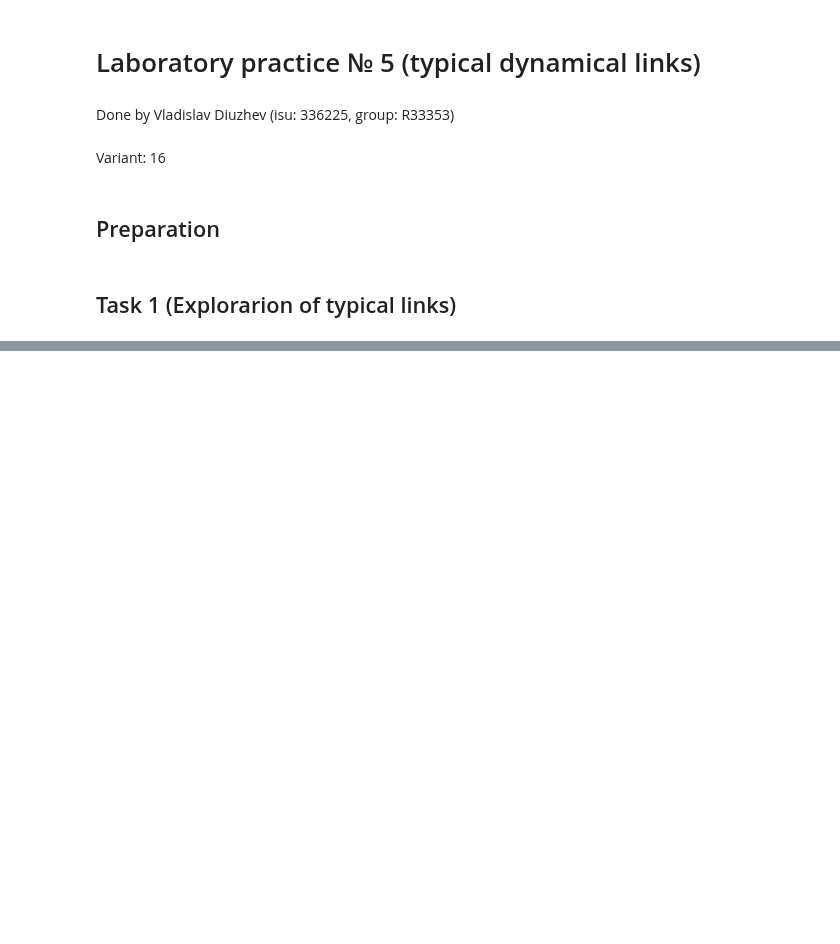
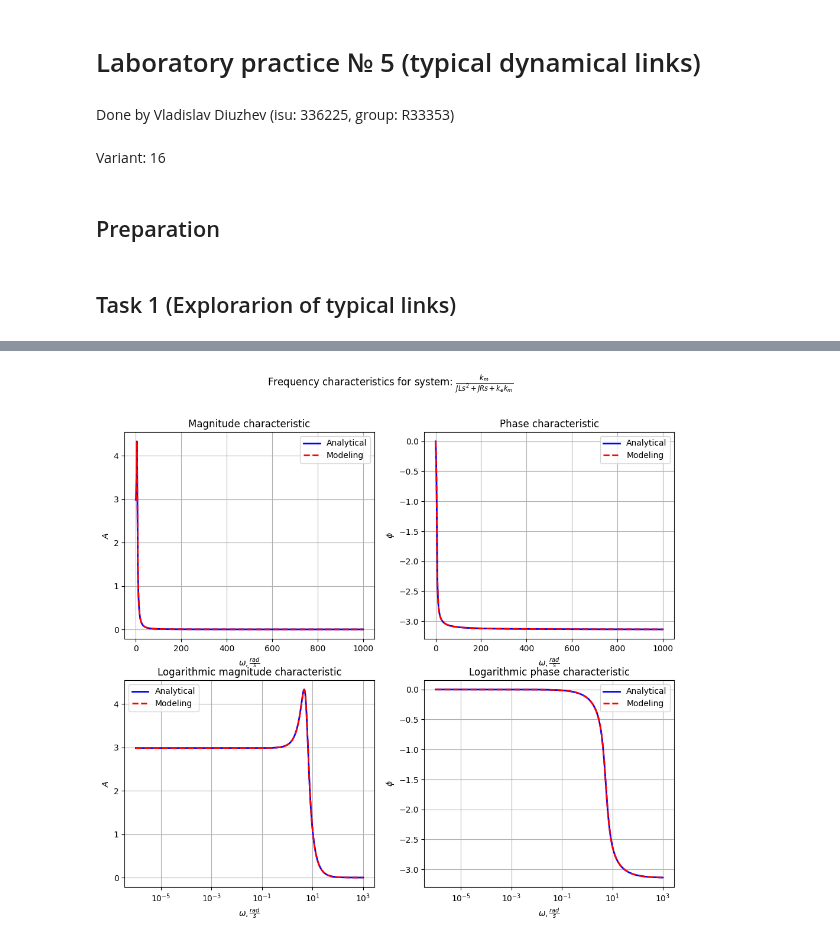
Before and after one commit to diuzhevVlad/control-theory-itmo-2023-2024, a Jupyter notebook: Lab5/Lab5.ipynb, the cells around one changed output, grey strips where cells are left out. Drawn from its saved outputs; the diff is of its cells as text; code cells hidden in the pictures; blank space fills up the shorter version.

```diff
--- a/Lab5/Lab5.ipynb
+++ b/Lab5/Lab5.ipynb
@@ -119,0 +130,4 @@ def plot_freq_characteristics(W_sys, params_array, freq_arr):
+# %%
+plot_freq_characteristics(sys,par_arr,freqs)
+# %% [output]
+[figure, added]
```
Also changed, not shown: parts of 31 cells of this notebook.
